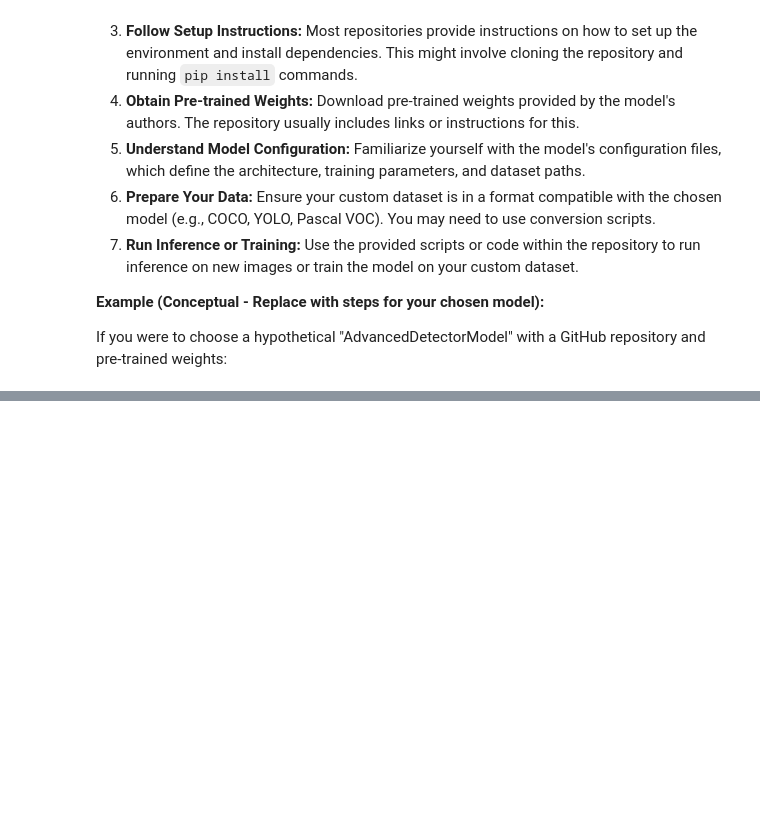
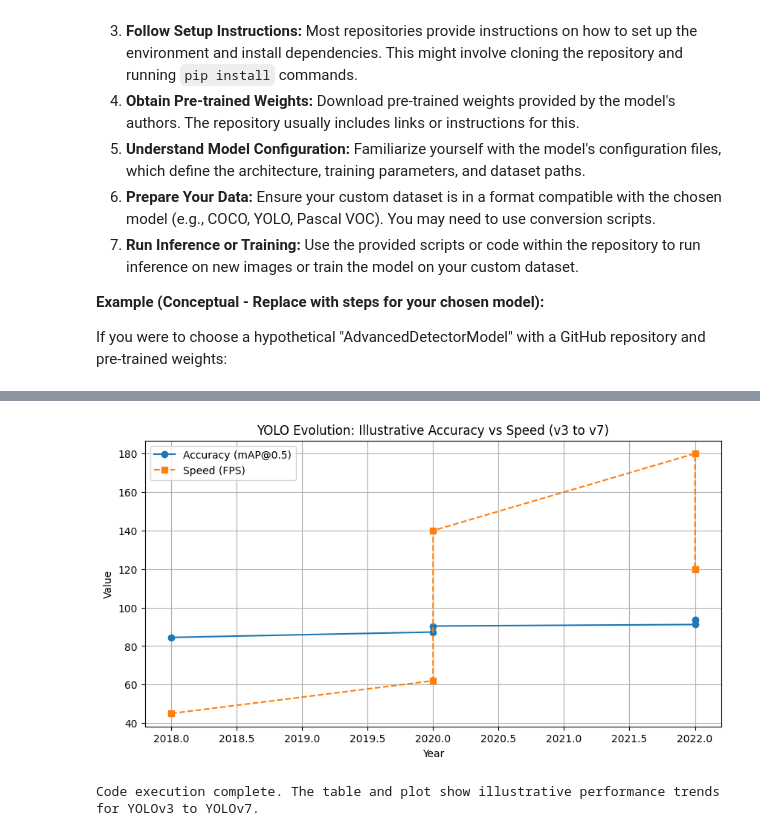
Before and after one commit to kanumardi/kanu_mardi, a Jupyter notebook: demo/inference_for_torchvision.ipynb, the cells around one changed output, grey strips where cells are left out. Cells and saved outputs as stored; diff of their text form; code cells hidden in the pictures; blank space fills up the shorter version.

```diff
--- a/demo/inference_for_torchvision.ipynb
+++ b/demo/inference_for_torchvision.ipynb
@@ -3369,0 +5217,77 @@ If you were to choose a hypothetical "AdvancedDetectorModel" with a GitHub repos
+# %%
+# This code focuses on comparing YOLO versions v3 to v7 based on illustrative data.
+# It does NOT perform a live, comprehensive evaluation of these YOLO versions.
+
+import pandas as pd
+import matplotlib.pyplot as plt
+
+# =====================
+# Placeholders for YOLOv3 to YOLOv7
+# (Illustrative - Not full implementations)
+# =====================
+
+# As previously discussed, full implementations are complex and vary.
+# Here are placeholders for the requested versions.
+# class YOLOv3_Placeholder: pass
+# class YOLOv4_Placeholder: pass
+# class YOLOv5_Placeholder: pass # Often used via ultralytics library
+# class YOLOv6_Placeholder: pass # Developed by Meituan
+# class YOLOv7_Placeholder: pass
+
+
+print("Placeholders for YOLOv3 to YOLOv7 included as comments.")
+
+
+# =====================
+# Performance Comparison Data (Illustrative Placeholder Values)
+# =====================
+
+# Note: These values are illustrative and based on typical trends.
+# For accurate benchmarks, consult official research papers and repositories.
+# Using the data already available from a previous cell (0c58226f)
+# Assuming df is available in the environment from previous execution
+try:
+    # Check if df exists from previous execution
+    if 'df' in locals() or 'df' in globals():
+        full_df = df # Use the existing DataFrame
+        print("\nUsing existing performance comparison data.")
+    else:
+        # If df is not available, regenerate the full data (should not happen if previous cell ran)
+        print("\nRegenerating performance comparison data (illustrative).")
+        data = {
+            "Version": ["v1", "v2", "v3", "v4", "v5", "v6", "v7", "v8", "v9", "v10"],
+            "Year": [2016, 2017, 2018, 2020, 2020, 2022, 2022, 2023, 2024, 2024],
+            "mAP@0.5": [63.4, 78.6, 84.5, 87.3, 90.4, 91.2, 93.5, 94.2, 96.1, 96.8],
+            "FPS (V100)": [45, 67, 45, 62, 140, 180, 120, 150, 130, 160],
+            "Params (M)": [50.3, 67.8, 61.5, 63.9, 7.2, 12.4, 36.5, 3.2, 15.7, 12.8]
+        }
+        full_df = pd.DataFrame(data)
+
+    # Filter the data to include only YOLOv3 to YOLOv7
+    versions_to_compare = ['v3', 'v4', 'v5', 'v6', 'v7']
+    filtered_df = full_df[full_df['Version'].isin(versions_to_compare)].copy()
+
+    print("\nIllustrative Performance Comparison (YOLOv3 to YOLOv7 - Placeholder Values):")
+    print(filtered_df.sort_values("mAP@0.5", ascending=False).to_markdown(index=False)) # Print as markdown table
+
+    # =====================
+    # Visualization of Performance Comparison (YOLOv3 to YOLOv7)
+    # =====================
+
+    plt.figure(figsize=(10, 5)) # Adjust figure size
+    plt.plot(filtered_df["Year"], filtered_df["mAP@0.5"], 'o-', label="Accuracy (mAP@0.5)")
+    plt.plot(filtered_df["Year"], filtered_df["FPS (V100)"], 's--', label="Speed (FPS)")
+    plt.xlabel("Year")
+    plt.ylabel("Value")
+    plt.title("YOLO Evolution: Illustrative Accuracy vs Speed (v3 to v7)")
+    plt.legend()
+    plt.grid()
+    plt.show()
+
+    print("\nCode execution complete. The table and plot show illustrative performance trends for YOLOv3 to YOLOv7.")
+
+except NameError:
+    print("Error: DataFrame 'df' not found. Please run the previous cell that generates the performance data first.")
+except Exception as e:
+    print(f"An error occurred during execution: {e}")
+# %% [output]
@@ -3369,0 +5306,2 @@ If you were to choose a hypothetical "AdvancedDetectorModel" with a GitHub repos
+[figure, added]
+Code execution complete. The table and plot show illustrative performance trends for YOLOv3 to YOLOv7.
```
Also changed, not shown: parts of 74 cells of this notebook.
